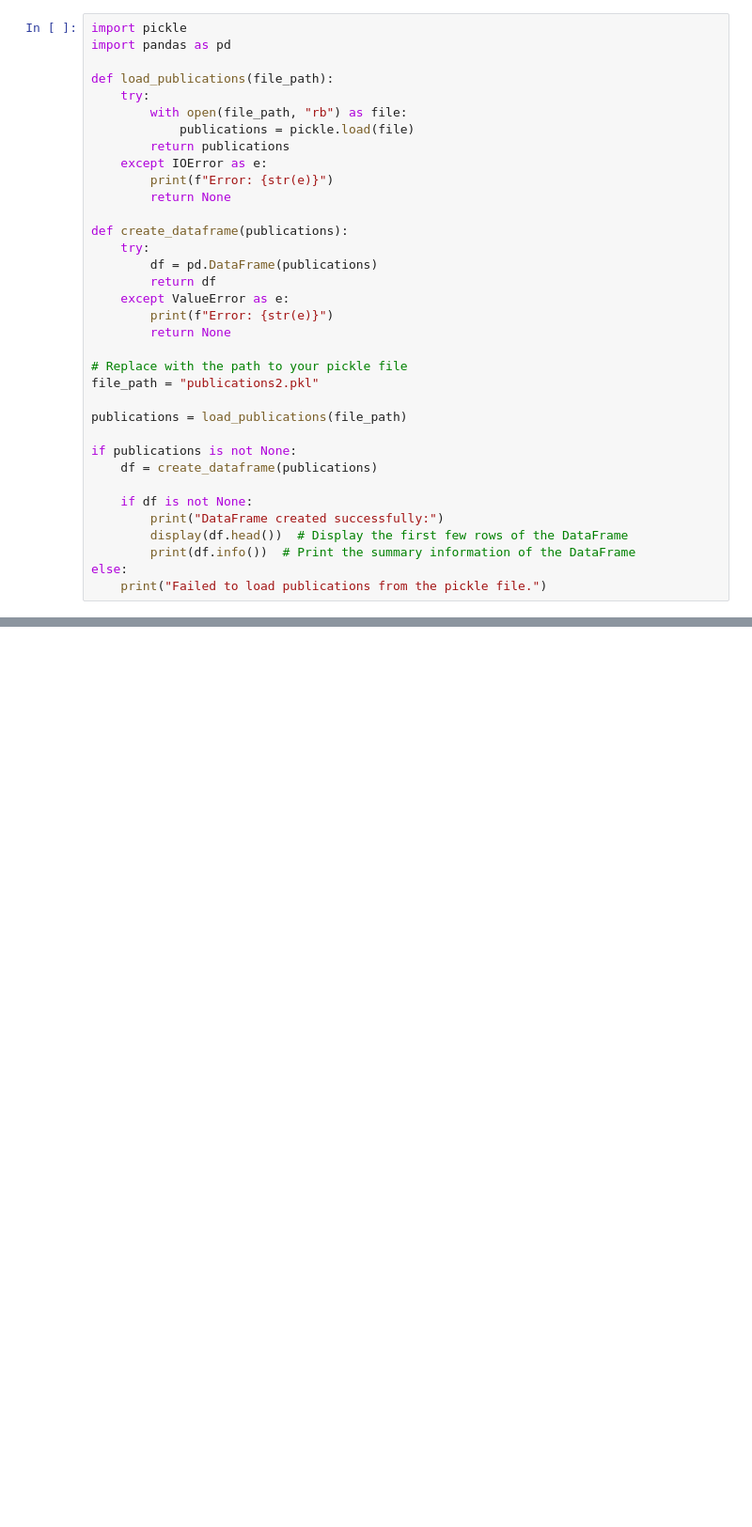
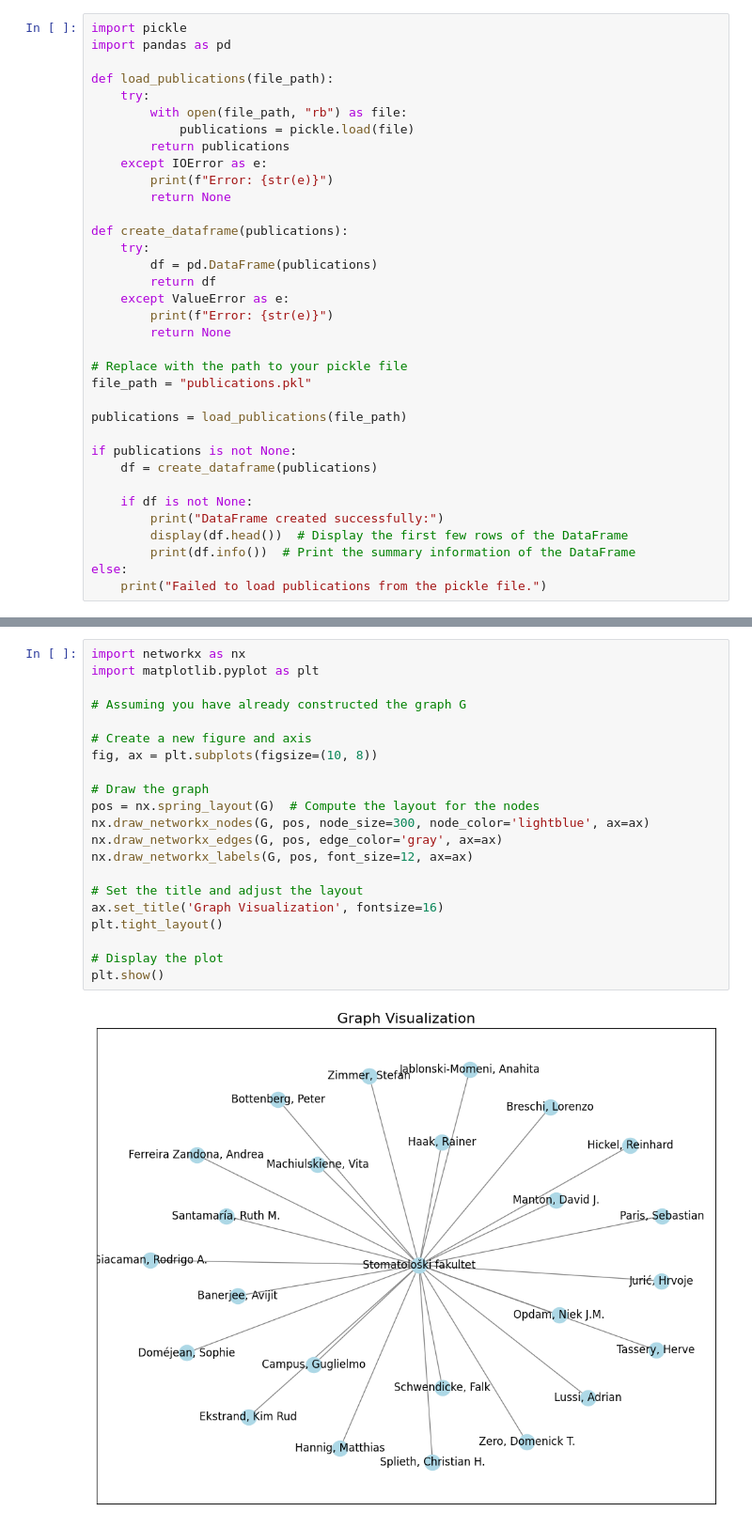
Before and after one commit to nkkko/croris-api, a Jupyter notebook: crosbi_pkl.ipynb, the cells around one changed output, grey strips where cells are left out. Shown: that part at 94% size. Saved outputs shown, nothing was run; the diff lists cells and outputs as text; blank space fills up the shorter version.

Commit message:
graph test

```diff
--- a/crosbi_pkl.ipynb
+++ b/crosbi_pkl.ipynb
@@ -20,7 +20,7 @@ def create_dataframe(publications):
         return None
 
 # Replace with the path to your pickle file
-file_path = "publications2.pkl"
+file_path = "publications.pkl"
 
 publications = load_publications(file_path)
 
@@ -61,0 +190,23 @@ None
+# %%
+import networkx as nx
+import matplotlib.pyplot as plt
+
+# Assuming you have already constructed the graph G
+
+# Create a new figure and axis
+fig, ax = plt.subplots(figsize=(10, 8))
+
+# Draw the graph
+pos = nx.spring_layout(G)  # Compute the layout for the nodes
+nx.draw_networkx_nodes(G, pos, node_size=300, node_color='lightblue', ax=ax)
+nx.draw_networkx_edges(G, pos, edge_color='gray', ax=ax)
+nx.draw_networkx_labels(G, pos, font_size=12, ax=ax)
+
+# Set the title and adjust the layout
+ax.set_title('Graph Visualization', fontsize=16)
+plt.tight_layout()
+
+# Display the plot
+plt.show()
+# %% [output]
+[figure, added]
```
Also changed, not shown: parts of 4 cells of this notebook.
